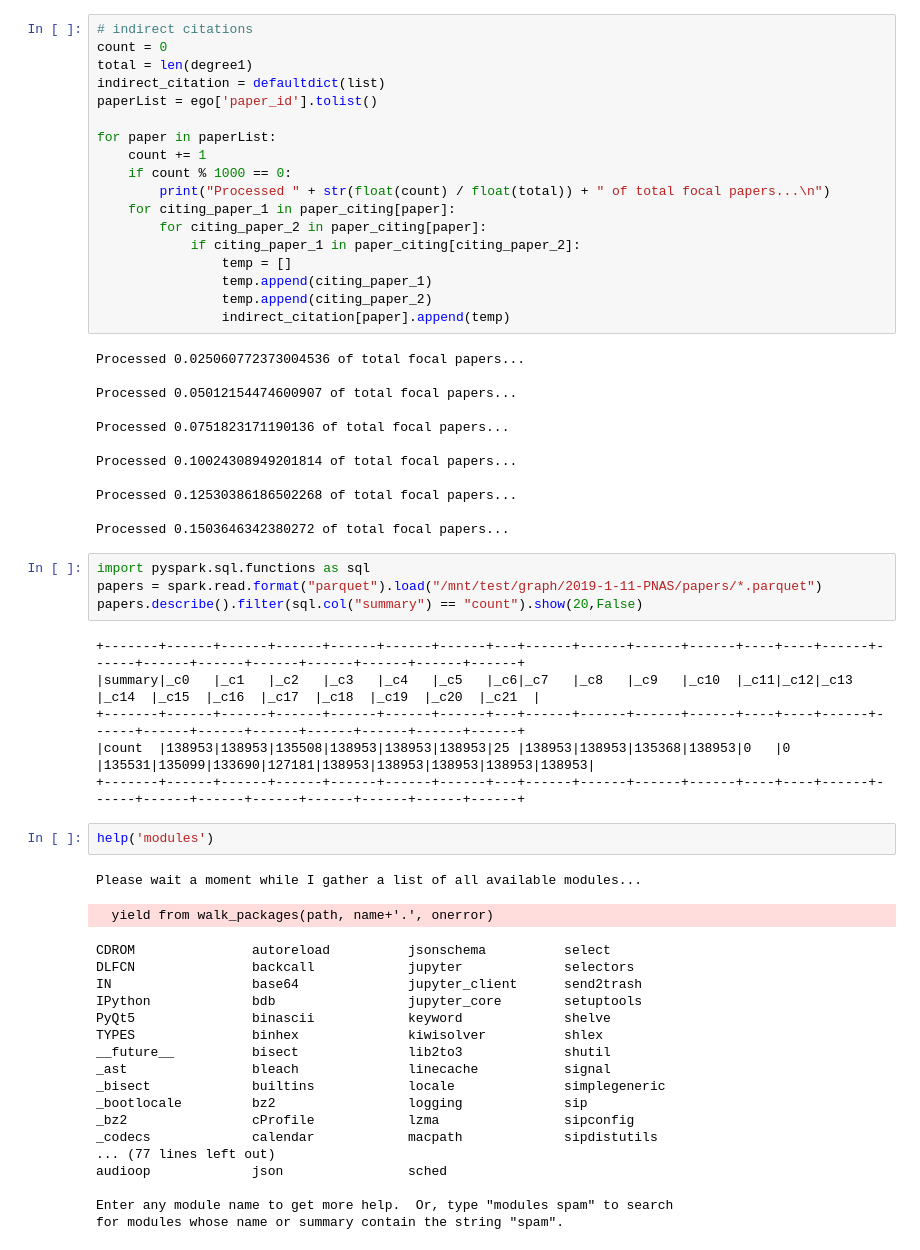
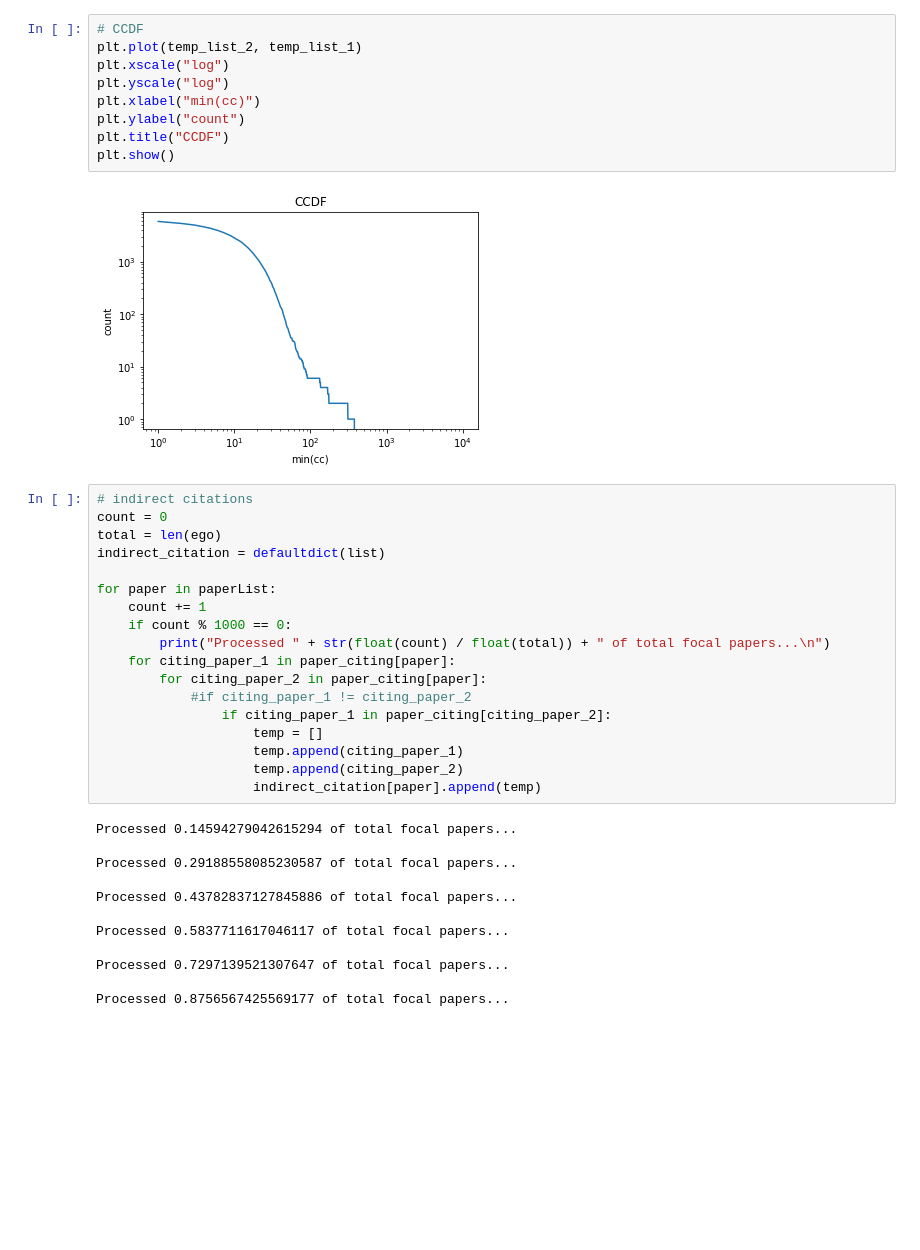
Before and after one commit to iuni-cadre/BetaDemoCode, a Jupyter notebook: demo_04.ipynb, the cells around one changed output. Drawn from its saved outputs; the diff is of its cells as text; blank space fills up the shorter version.

```diff
--- a/demo_04.ipynb
+++ b/demo_04.ipynb
@@ -99,9 +128,19 @@ for line in citingFile:
+# %%
+# CCDF
+plt.plot(temp_list_2, temp_list_1)
+plt.xscale("log")
+plt.yscale("log")
+plt.xlabel("min(cc)")
+plt.ylabel("count")
+plt.title("CCDF")
+plt.show()
+# %% [output]
+[figure, added]
 # %%
 # indirect citations
 count = 0
-total = len(degree1)
+total = len(ego)
 indirect_citation = defaultdict(list)
-paperList = ego['paper_id'].tolist()
 
 for paper in paperList:
     count += 1
@@ -109,52 +148,21 @@ for paper in paperList:
         print("Processed " + str(float(count) / float(total)) + " of total focal papers...\n")
     for citing_paper_1 in paper_citing[paper]:
         for citing_paper_2 in paper_citing[paper]:
-            if citing_paper_1 in paper_citing[citing_paper_2]:
-                temp = []
-                temp.append(citing_paper_1)
-                temp.append(citing_paper_2)
-                indirect_citation[paper].append(temp)
+            #if citing_paper_1 != citing_paper_2
+                if citing_paper_1 in paper_citing[citing_paper_2]:
+                    temp = []
+                    temp.append(citing_paper_1)
+                    temp.append(citing_paper_2)
+                    indirect_citation[paper].append(temp)
 # %% [output]
-Processed 0.025060772373004536 of total focal papers...
+Processed 0.14594279042615294 of total focal papers...
 
-Processed 0.05012154474600907 of total focal papers...
+Processed 0.29188558085230587 of total focal papers...
 
-Processed 0.0751823171190136 of total focal papers...
+Processed 0.43782837127845886 of total focal papers...
 
-Processed 0.10024308949201814 of total focal papers...
+Processed 0.5837711617046117 of total focal papers...
 
-Processed 0.12530386186502268 of total focal papers...
+Processed 0.7297139521307647 of total focal papers...
 
-Processed 0.1503646342380272 of total focal papers...
+Processed 0.8756567425569177 of total focal papers...
-# %%
-import pyspark.sql.functions as sql
-papers = spark.read.format("parquet").load("/mnt/test/graph/2019-1-11-PNAS/papers/*.parquet")
-papers.describe().filter(sql.col("summary") == "count").show(20,False)
-# %% [output]
-+-------+------+------+------+------+------+------+---+------+------+------+------+----+----+------+------+------+------+------+------+------+------+------+
-|summary|_c0   |_c1   |_c2   |_c3   |_c4   |_c5   |_c6|_c7   |_c8   |_c9   |_c10  |_c11|_c12|_c13  |_c14  |_c15  |_c16  |_c17  |_c18  |_c19  |_c20  |_c21  |
-+-------+------+------+------+------+------+------+---+------+------+------+------+----+----+------+------+------+------+------+------+------+------+------+
-|count  |138953|138953|135508|138953|138953|138953|25 |138953|138953|135368|138953|0   |0   |135531|135099|133690|127181|138953|138953|138953|138953|138953|
-+-------+------+------+------+------+------+------+---+------+------+------+------+----+----+------+------+------+------+------+------+------+------+------+
-# %%
-help('modules')
-# %% [output]
-Please wait a moment while I gather a list of all available modules...
-  yield from walk_packages(path, name+'.', onerror)
-CDROM               autoreload          jsonschema          select
-DLFCN               backcall            jupyter             selectors
-IN                  base64              jupyter_client      send2trash
-IPython             bdb                 jupyter_core        setuptools
-PyQt5               binascii            keyword             shelve
-TYPES               binhex              kiwisolver          shlex
-__future__          bisect              lib2to3             shutil
-_ast                bleach              linecache           signal
-_bisect             builtins            locale              simplegeneric
-_bootlocale         bz2                 logging             sip
-_bz2                cProfile            lzma                sipconfig
-_codecs             calendar            macpath             sipdistutils
-... (77 lines left out)
-audioop             json                sched
-
-Enter any module name to get more help.  Or, type "modules spam" to search
-for modules whose name or summary contain the string "spam".
```
Also changed, not shown: parts of 15 cells of this notebook.
